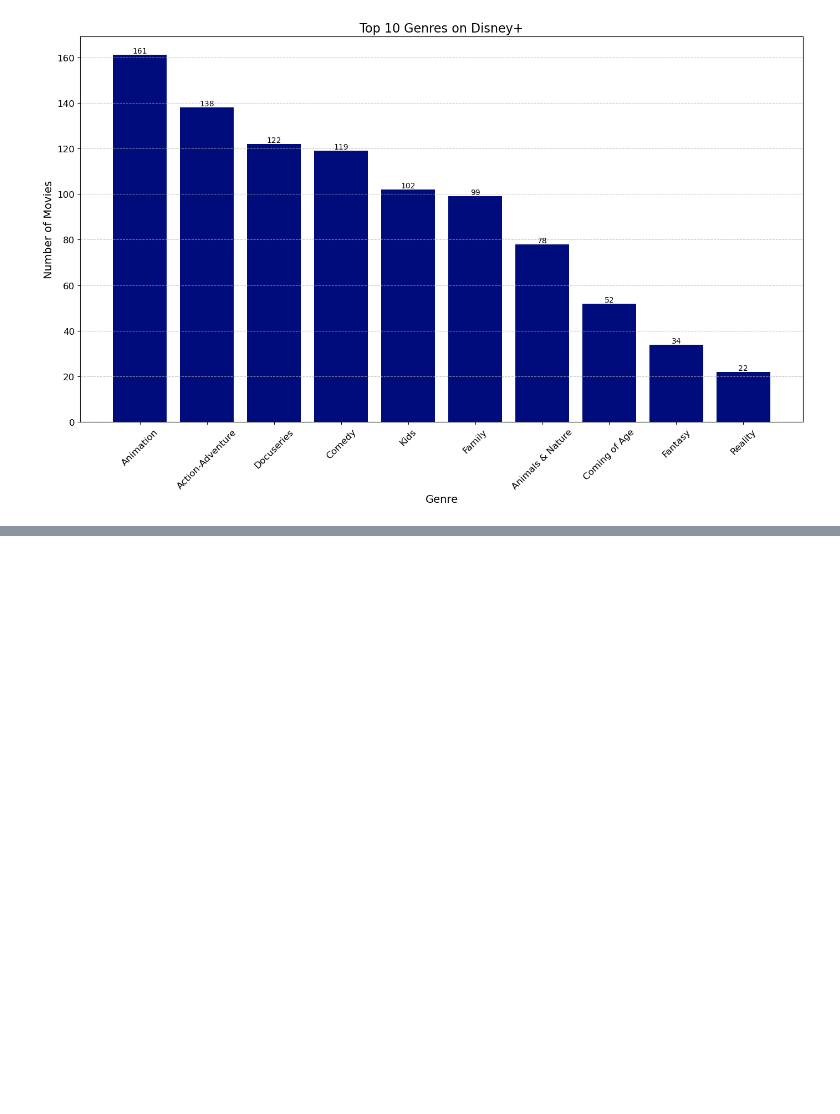
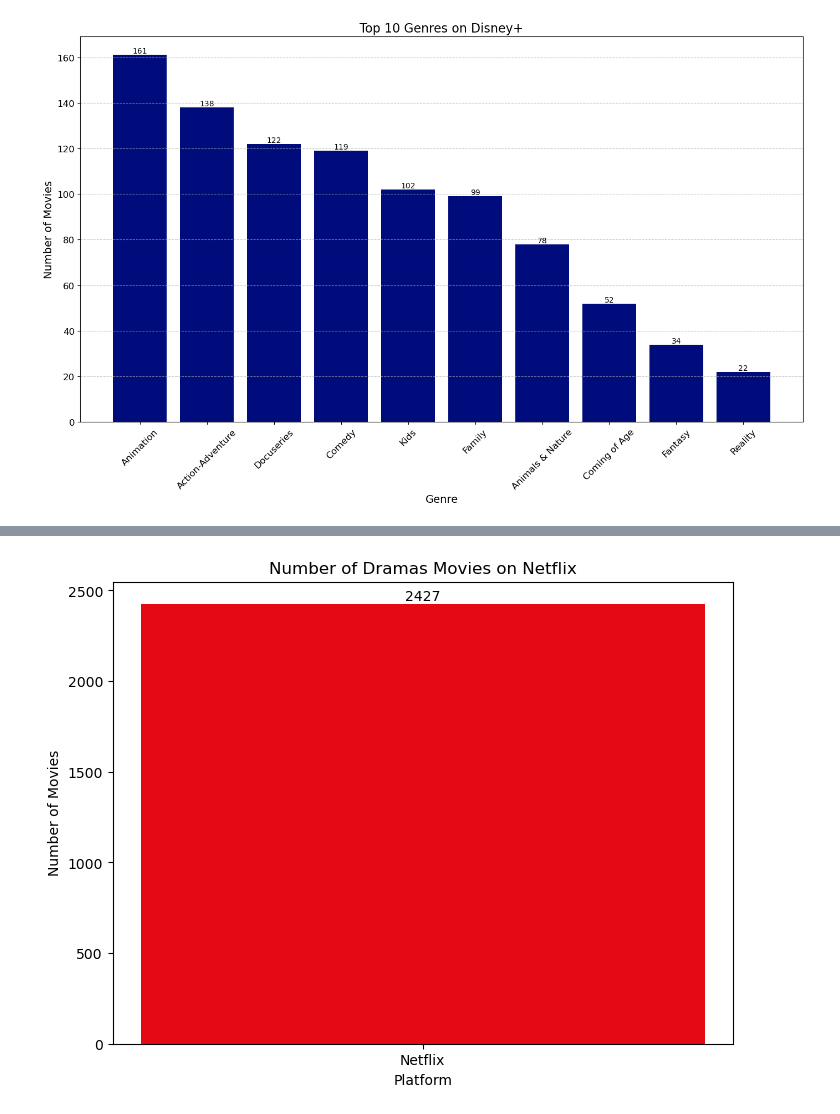
Before and after one commit to ulquyorra-11/Cinemalytics, a Jupyter notebook: notebooks/Samer's Notebooks/samer_testing.ipynb, the cells around one changed output, grey strips where cells are left out. Saved outputs shown, nothing was run; the diff lists cells and outputs as text; code cells hidden in the pictures; blank space fills up the shorter version.

```diff
--- a/notebooks/Samer's Notebooks/samer_testing.ipynb
+++ b/notebooks/Samer's Notebooks/samer_testing.ipynb
@@ -465,0 +496,51 @@ plot_top_10_genres_series_count(disney_plus_series_genre_counts, 'Disney+', disn
+# %%
+# Function to plot the number of movies in a genre for a specific platform
+def plot_genre_count_for_platform(platform, genre, color):
+    # Select the appropriate dataframe based on the platform
+    if platform == "Netflix":
+        df = netflix_movies_df
+    elif platform == "Prime Video":
+        df = prime_video_movies_df
+    elif platform == "Disney+":
+        df = disney_plus_movies_df
+    else:
+        print("I do not have information about this platform.")
+        return
+
+    genre_count = df[df['genre'] == genre]['genre'].count()
+
+    # Create the plot if genre count is greater than 0
+    if genre_count > 0:
+        plt.figure(figsize=(8, 6))
+        bar = plt.bar(platform, genre_count, color=color)
+        plt.title(f'Number of {genre} Movies on {platform}')
+        plt.xlabel('Platform')
+        plt.ylabel('Number of Movies')
+        plt.xticks([platform])  # Show only the selected platform on the x-axis
+
+        # Add a text label above the bar
+        plt.text(bar[0].get_x() + bar[0].get_width() / 2, bar[0].get_height(), f'{int(bar[0].get_height())}',
+                 ha='center', va='bottom')
+
+        plt.show()
+    else:
+        print(f"No movies found in {genre} genre on {platform}.")
+
+# User inputs
+user_genre = input("Enter a genre name: ").strip()
+user_platform = input("Which streaming platform do you want to check (Netflix, Prime Video, Disney+)? ").strip()
+
+# Validate genre
+all_genres = set(netflix_movies_df['genre']).union(set(prime_video_movies_df['genre']), set(disney_plus_movies_df['genre']))
+if user_genre not in all_genres:
+    print("I do not have information about this genre.")
+else:
+    # Colors for each platform
+    colors = {'Netflix': '#E50914', 'Prime Video': '#00A8E1', 'Disney+': '#000c7c'}
+    # Validate platform and plot if valid
+    if user_platform in colors:
+        plot_genre_count_for_platform(user_platform, user_genre, colors[user_platform])
+    else:
+        print("I do not have information about this platform.")
+# %% [output]
+[figure, added]
```
Also changed, not shown: parts of 1 cell of this notebook, 1 other file.
